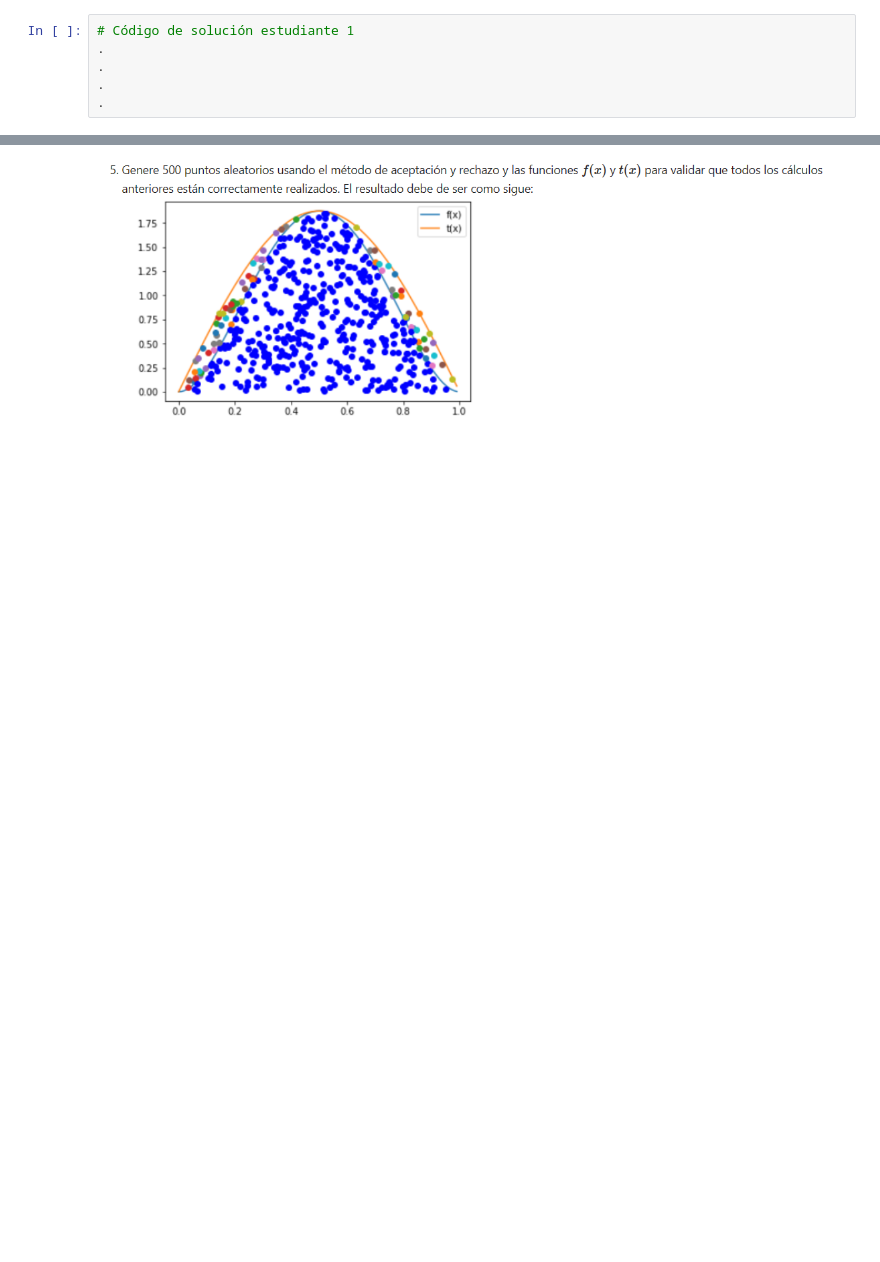
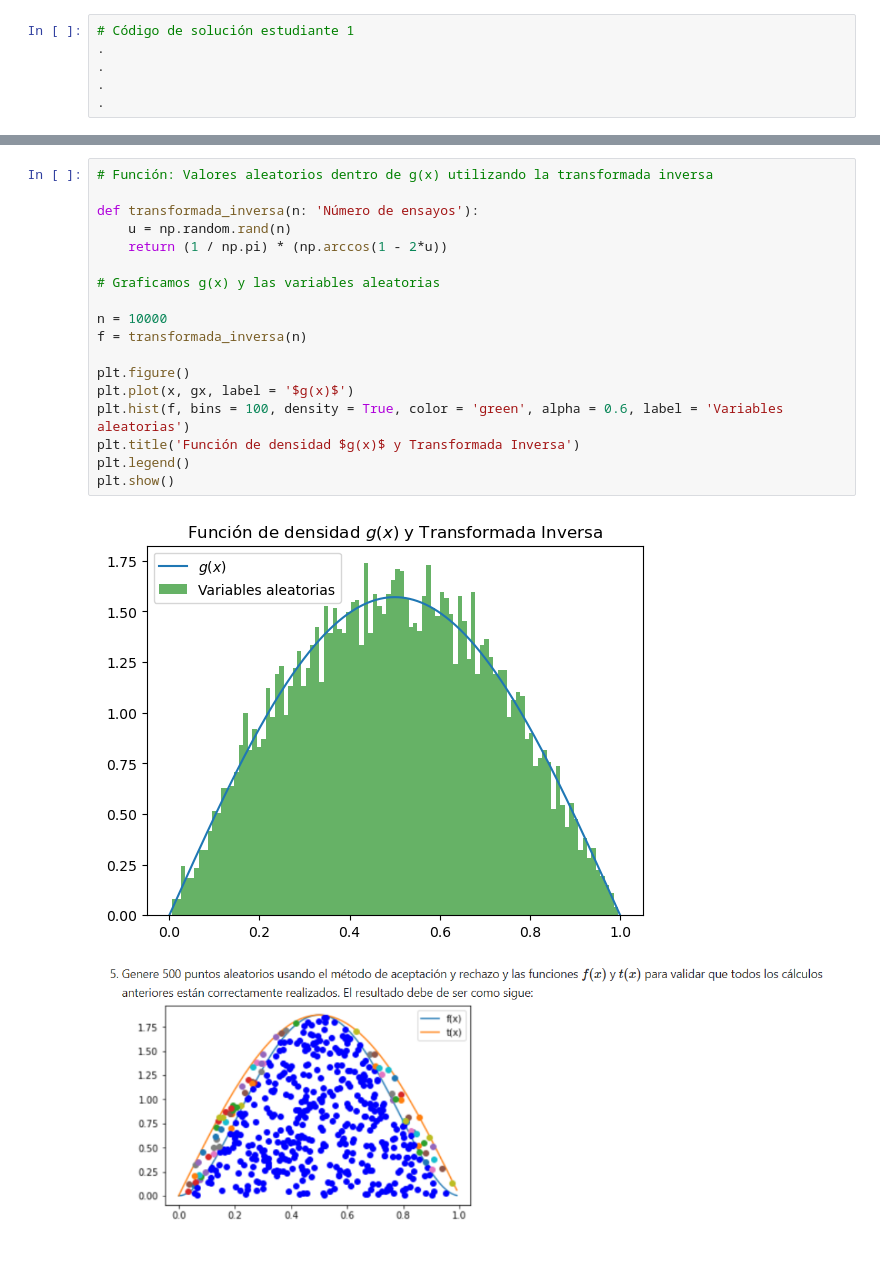
Before and after one commit to JuanPablo0719/PROYECTO_CONJUNTO_DOMINGUEZ_GUTIERREZ, a Jupyter notebook: TAREA 5 .ipynb, the cells around one changed output, grey strips where cells are left out. Saved outputs shown, nothing was run; the diff lists cells and outputs as text; blank space fills up the shorter version.

```diff
--- a/TAREA 5 .ipynb
+++ b/TAREA 5 .ipynb
@@ -71,3 +141,23 @@
+# %%
+# Función: Valores aleatorios dentro de g(x) utilizando la transformada inversa
+
+def transformada_inversa(n: 'Número de ensayos'):
+    u = np.random.rand(n)
+    return (1 / np.pi) * (np.arccos(1 - 2*u))
+
+# Graficamos g(x) y las variables aleatorias
+
+n = 10000
+f = transformada_inversa(n)
+
+plt.figure()
+plt.plot(x, gx, label = '$g(x)$')
+plt.hist(f, bins = 100, density = True, color = 'green', alpha = 0.6, label = 'Variables aleatorias')
+plt.title('Función de densidad $g(x)$ y Transformada Inversa')
+plt.legend()
+plt.show()
+# %% [output]
+[figure, added]
 # %% [markdown]
 ![image.png](attachment:image.png)
 # %%
```
Also changed, not shown: parts of 14 cells of this notebook, 1 other file.
